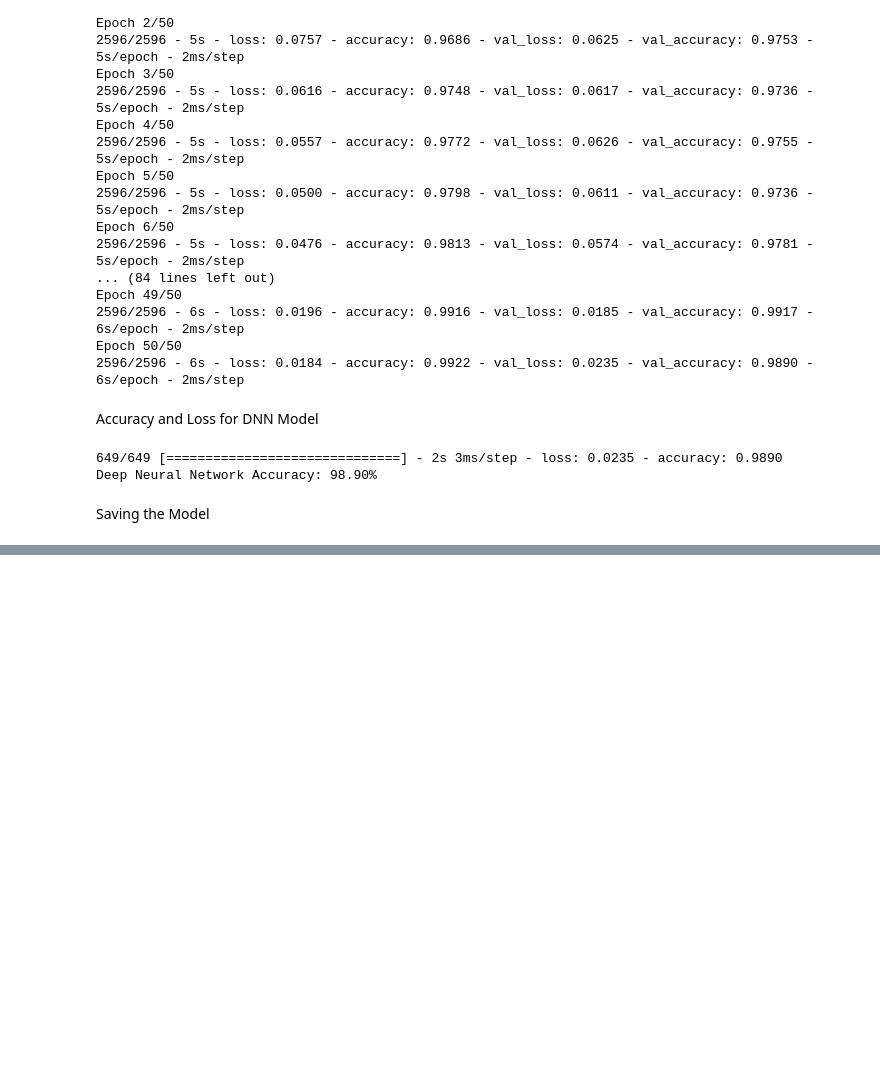
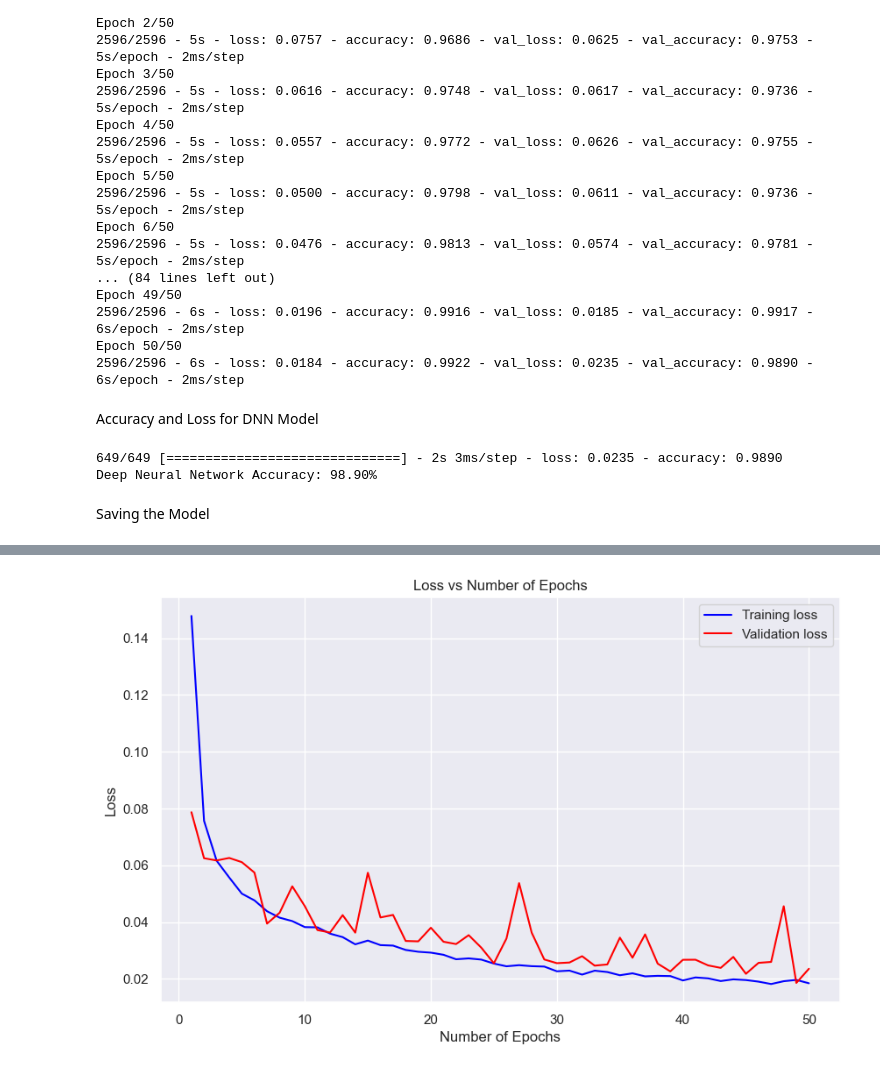
Before and after one commit to Pratham8766/DDoS-Detection-using-Machine-Learning, a Jupyter notebook: model_training_2.ipynb, the cells around one changed output, grey strips where cells are left out. Saved outputs shown, nothing was run; the diff lists cells and outputs as text; code cells hidden in the pictures; blank space fills up the shorter version.

```diff
--- a/model_training_2.ipynb
+++ b/model_training_2.ipynb
@@ -565,0 +583,17 @@ accuracy_scores.append(dnn_accuracy * 100)
+# %%
+plt.figure(figsize = (10, 6))
+
+loss = dnn_model.history['loss']
+val_loss = dnn_model.history['val_loss']
+epochs = range(1, len(accuracy) + 1)
+
+plt.plot(epochs, loss, color = "blue", label = "Training loss")
+plt.plot(epochs, val_loss, color = "red", label = "Validation loss")
+plt.title("Loss vs Number of Epochs")
+plt.xlabel("Number of Epochs")
+plt.ylabel("Loss")
+plt.legend()
+plt.grid(True)
+plt.show()
+# %% [output]
+[figure, added]
```
Also changed, not shown: parts of 1 cell of this notebook.
